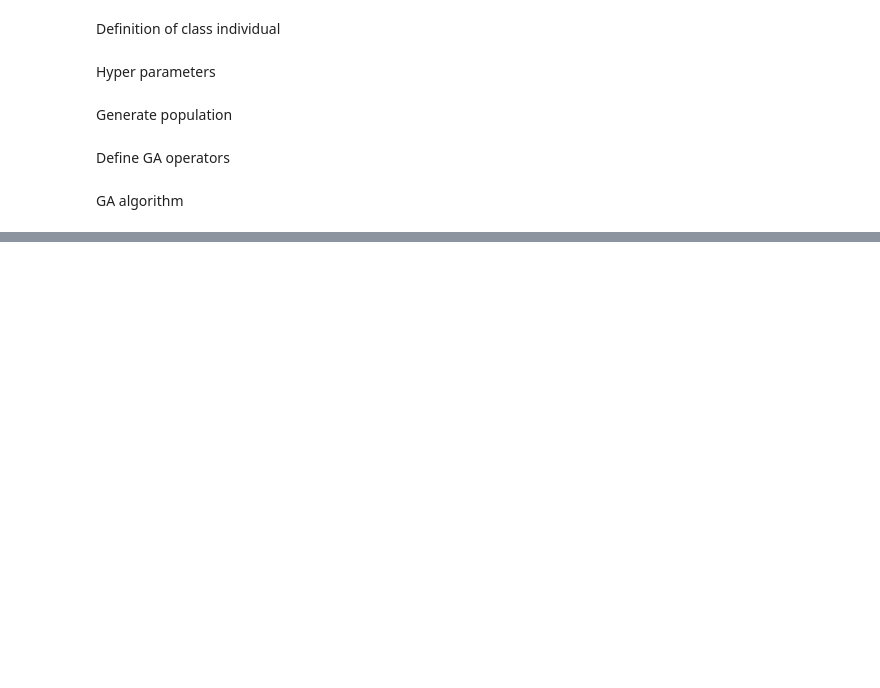
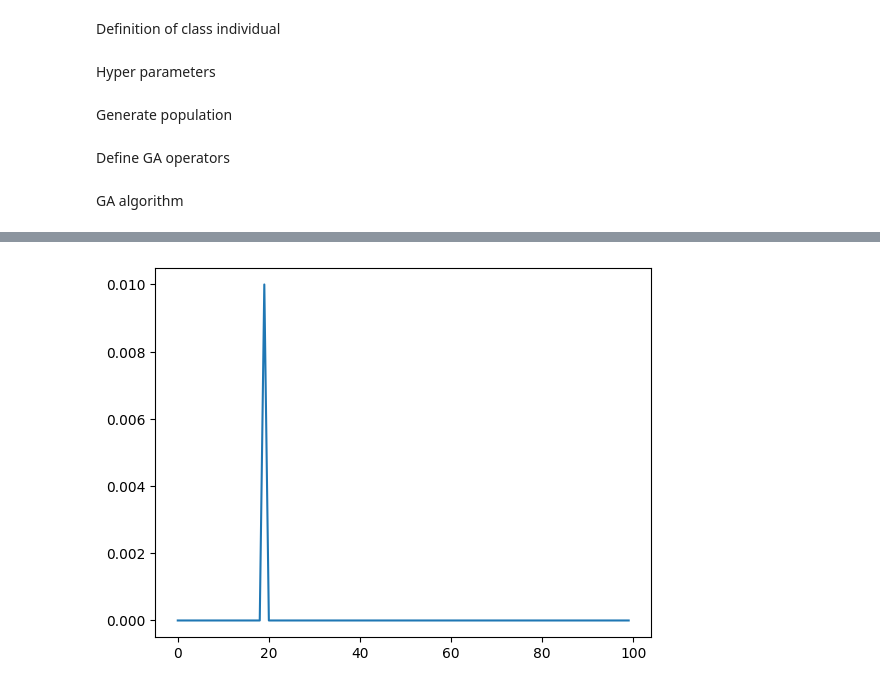
Before and after one commit to ben9809/computational_intelligence_s292537, a Jupyter notebook: lab3/lab3_nim.ipynb, the cells around one changed output, grey strips where cells are left out. Saved outputs shown, nothing was run; the diff lists cells and outputs as text; code cells hidden in the pictures; blank space fills up the shorter version.

```diff
--- a/lab3/lab3_nim.ipynb
+++ b/lab3/lab3_nim.ipynb
@@ -337,0 +303,7 @@ INFO:root:status: Player 1 won!
+# %%
+def evaluate_state(state: Nim, player: int):
+    if not state:
+        if player == 1:
+            return  float('-inf')
+        else:
+            return float('+inf')
@@ -337,0 +345,4 @@ INFO:root:status: Player 1 won!
+# %%
+def minmax_strategy(state: Nim) -> Nimply:
+    val, action = recursive_min_max(state, 0)
+    return Nimply(action[0], action[1])
@@ -337,0 +492,30 @@ INFO:root:status: Player 1 won!
+# %%
+evaluation_history = []
+NUM_EPOCHS = 5000
+NIM_SIZE = 3
+N_MATCHES = 100
+
+nim = Nim(NIM_SIZE)
+robot = Agent(nim, alpha=0.9, random_factor=0.2)
+
+def rl_strategy(nim: Nim):
+    state, _ = nim.get_state_and_reward()
+    action = robot.choose_action(state)
+    state, reward = nim.get_state_and_reward()
+    robot.update_state_history(state, reward)
+    return action
+
+for i in range(NUM_EPOCHS):
+    player = 0
+    opponent_strategy = (rl_strategy, optimal_startegy)
+    while not nim.is_game_over():
+        ply = opponent_strategy[player](nim)
+        nim.nimming(ply)
+        player = 1 - player
+    winner = 1 - player
+    robot.learn()
+    if i % 50 == 0:
+        eval = evaluate(robot.get_strategy(), optimal_startegy, N_MATCHES, NIM_SIZE)
+        evaluation_history.append(eval)
+        print(f"#{i}: {eval}")
+    nim = Nim(NIM_SIZE)
@@ -337,0 +540,6 @@ INFO:root:status: Player 1 won!
+# %%
+from matplotlib import pyplot as plt
+plt.plot(evaluation_history)
+plt.show()
+# %% [output]
+[figure, added]
```
Also changed, not shown: parts of 11 cells of this notebook.
